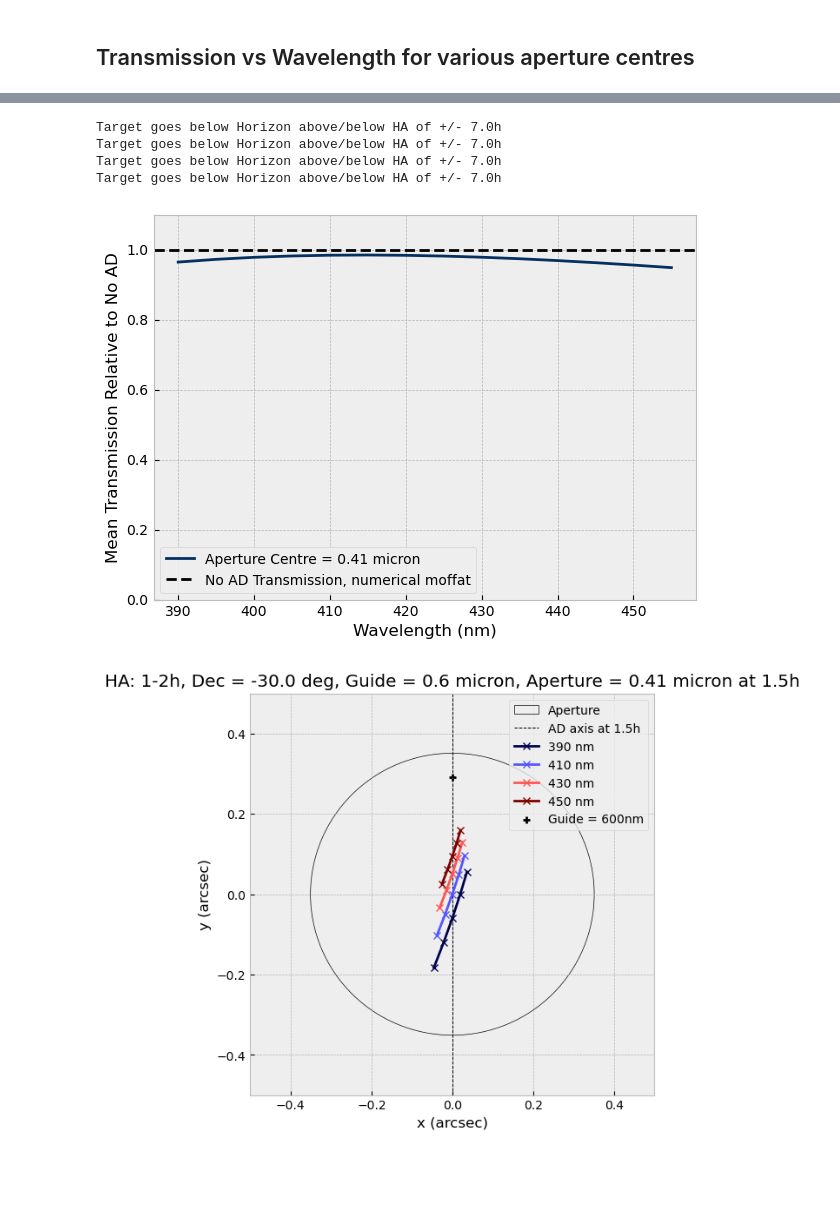
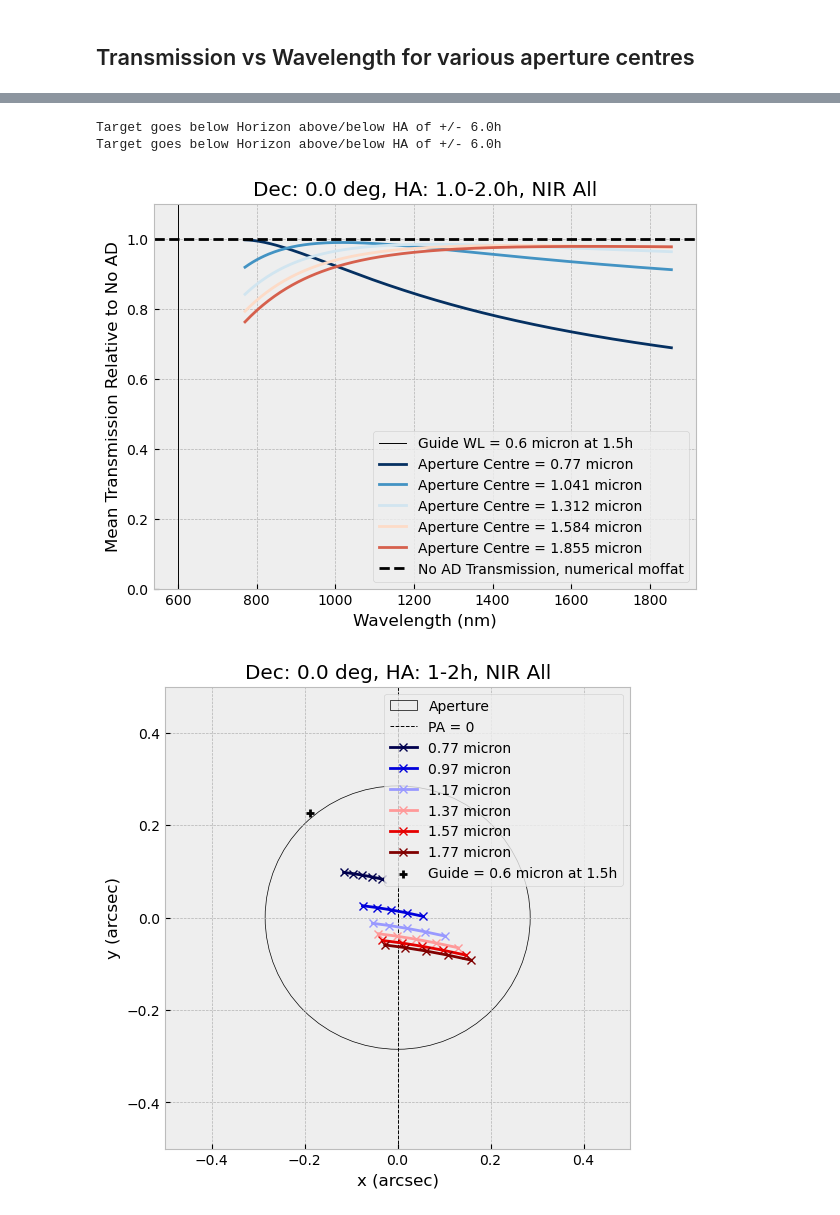
Before and after one commit to JamianStephan/MOSAIC-AD-Analysis, a Jupyter notebook: Main-Version/Integration Graphs.ipynb, the cells around one changed output, grey strips where cells are left out. Drawn from its saved outputs; the diff is of its cells as text; code cells hidden in the pictures; blank space fills up the shorter version.

```diff
--- a/Main-Version/Integration Graphs.ipynb
+++ b/Main-Version/Integration Graphs.ipynb
@@ -83,7 +80,7 @@ Most of these function have other optional variables, e.g., scale for the numeri
 ## Transmission vs Wavelength for various aperture centres
 # %%
 #Following function plots integration transmission average for single mode observations
-def plot_integ_trans(analysis,guide,aperture_centres,parallatic=True,normalise="no AD",centring="mid HA"):
+def plot_integ(analysis,guide,aperture_centres,parallatic=True,normalise="no AD",centring="mid HA"):
     """
     normalise: string, "none", "no ad"
         what to normalise the transmission to; either no normalisation, or relative to the no AD case (perfect ADC)
@@ -96,18 +93,20 @@ def plot_integ_trans(analysis,guide,aperture_centres,parallatic=True,normalise="
     integ_transmissions,opt_transmission=int_analysis.integ_trans(analysis,aperture_centres,guide,parallatic,centring)
 
     plt.figure(figsize=[7,5])
+    plt.axvline(x=guide.value*1000,color='black',linewidth=0.7,label='Guide WL = {} at {}'.format(guide,analysis.input['centred_on']))
+
     if normalise == "none":
         for count,i in enumerate(integ_transmissions):
-            plt.plot(analysis.output['wavelengths'],np.array(i),label='Aperture Centre = {}'.format(aperture_centres[count]),color=cmap.to_rgba(len(aperture_centres)-count))
+            plt.plot(analysis.output['wavelengths'],np.array(i),label='Aperture Centre = {}'.format(aperture_centres[count].round(3)),color=cmap.to_rgba(len(aperture_centres)-count))
         plt.ylabel("Mean Transmission")
         plt.plot(analysis.output['wavelengths'],opt_transmission,label='No AD Transmission',color='black',linestyle='--')
     if normalise == "no AD":
         for count,i in enumerate(integ_transmissions):
-            plt.plot(analysis.output['wavelengths'],np.array(i)/np.array(opt_transmission),label='Aperture Centre = {}'.format(aperture_centres[count]),color=cmap.to_rgba(len(aperture_centres)-count))
+            plt.plot(analysis.output['wavelengths'],np.array(i)/np.array(opt_transmission),label='Aperture Centre = {}'.format(aperture_centres[count].round(3)),color=cmap.to_rgba(len(aperture_centres)-count))
         plt.axhline(y=1,label='No AD Transmission, {}'.format(analysis.input['method']),color='black',linestyle='--')
         plt.ylabel("Mean Transmission Relative to No AD")
 
     plt.legend()
-    # plt.title("HA: {}-{}h, Dec = {}, Guide = {}, Centre at {}".format(analysis.input['HA_range'][0],analysis.input['HA_range'][-1],analysis.input['targ_dec'],guide,analysis.input['centred_on']))
+    plt.title("Dec: {}, HA: {}-{}h, {} {}".format(analysis.input['targ_dec'],analysis.input['HA_range'][0],analysis.input['HA_range'][-1],analysis.input['regime'],analysis.input['WL_label']))
     plt.ylim(0,1.1)
     plt.xlabel("Wavelength (nm)")
@@ -114,65 +148,35 @@ def plot_integ_trans(analysis,guide,aperture_centres,parallatic=True,normalise="
 # %%
 #Following is what is needed to plot the Trans vs Wavelength graphs for various aperture centres
 #VIS
 analysis=AD_analysis()
-analysis.load_band('LR','VIS','B','B',sampling=5*u.nm) #Change for wanted observing mode
+analysis.load_band('LR','NIR','IY','H',sampling=5*u.nm) #Change for wanted observing mode
 
 #HA:
-targ_dec=-30*u.deg
+targ_dec=0*u.deg
 analysis.load_airmasses(HA_range=np.linspace(1,2,21),targ_dec=targ_dec)
 
 #Aperture values to use:
-aperture_centres=[.41]*u.micron
+aperture_centres=np.around(np.linspace(min(analysis.output['wavelengths']).to(u.micron).value,max(analysis.output['wavelengths']).to(u.micron).value,5)*u.micron,3)
 
 #Need to generate the apertures
 analysis.make_aperture("hexagons",method="numerical moffat")
 
-#Guide in NIR:
+#Guide in VIS
 guide=.6 * u.micron
 
 #Function generates shifts and transmissions, and creates a plot for the WL vs Trans described above
-plot_integ_trans(analysis,guide,aperture_centres,centring="mid HA")
+plot_integ(analysis,guide,aperture_centres,centring="mid HA")
 
 #Following set of functions do the same but create a track plot
 #load_band, and load_airmasses are repeated as we most likely want a plot with less information (lower sampling and less HA values)
 analysis=AD_analysis()
-analysis.load_band('LR','VIS','B','B',sampling=20*u.nm) #Change for wanted observing mode
+analysis.load_band('LR','NIR','IY','H',sampling=200*u.nm) #Change for wanted observing mode
+#analysis.output['aperture_diameter']=.89*u.arcsec
 analysis.load_airmasses(HA_range=[1,1.25,1.5,1.75,2],targ_dec=targ_dec)
-analysis.calculate_shifts(guide,aperture_centres[0],centring="mid HA")
-int_analysis.track_plot(analysis,y_axis="centring")
-
-#Following is what is needed to plot the Trans vs Wavelength graphs for various aperture centres
-#VIS
-analysis=AD_analysis()
-analysis.load_band('LR','VIS','B','B',sampling=5*u.nm) #Change for wanted observing mode
-
-#HA:
-targ_dec=-30*u.deg
-analysis.load_airmasses(HA_range=np.linspace(1,2,21),targ_dec=targ_dec)
-
-#Aperture values to use:
-aperture_centres=[.41]*u.micron
-
-#Need to generate the apertures
-analysis.make_aperture("hexagons",method="numerical moffat")
-
-#Guide in NIR:
-guide=.6 * u.micron
-
-#Function generates shifts and transmissions, and creates a plot for the WL vs Trans described above
-plot_integ_trans(analysis,guide,aperture_centres,centring="mid airmass")
-
-#Following set of functions do the same but create a track plot
-#load_band, and load_airmasses are repeated as we most likely want a plot with less information (lower sampling and less HA values)
-analysis=AD_analysis()
-analysis.load_band('LR','VIS','B','B',sampling=20*u.nm) #Change for wanted observing mode
-analysis.load_airmasses(HA_range=[1,1.25,1.5,1.75,2],targ_dec=targ_dec)
-analysis.calculate_shifts(guide,aperture_centres[0],centring="mid airmass")
-int_analysis.track_plot(analysis,y_axis="centring")
+analysis.calculate_shifts(guide,1.04*u.micron,centring="mid HA")
+int_analysis.track_plot(analysis,y_axis="PA")
 # %% [output]
-Target goes below Horizon above/below HA of +/- 7.0h
-Target goes below Horizon above/below HA of +/- 7.0h
-Target goes below Horizon above/below HA of +/- 7.0h
-Target goes below Horizon above/below HA of +/- 7.0h
+Target goes below Horizon above/below HA of +/- 6.0h
+Target goes below Horizon above/below HA of +/- 6.0h
-[figure, old version]
+[figure, new version]
-[figure, old version]
+[figure, new version]
```
Also changed, not shown: parts of 14 cells of this notebook, 8 other files.
